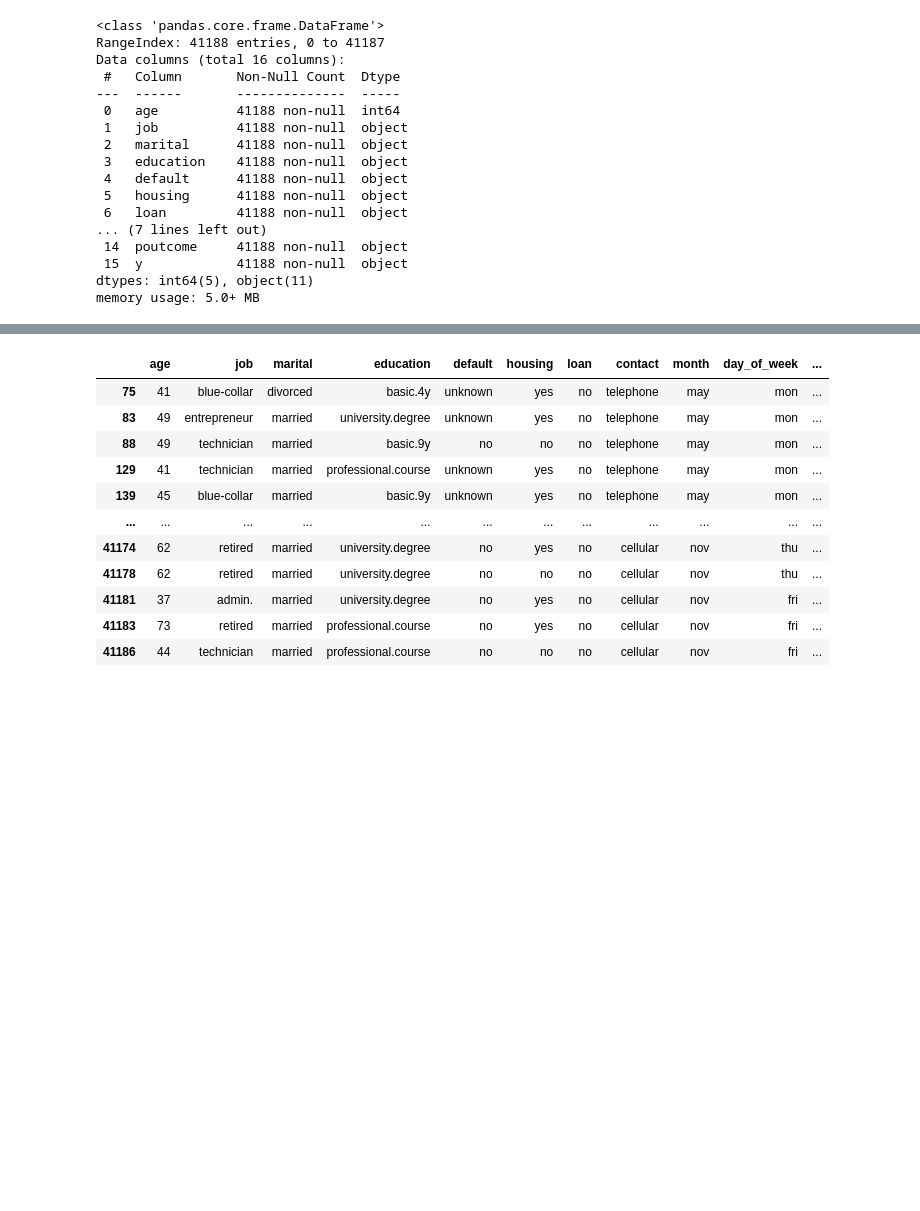
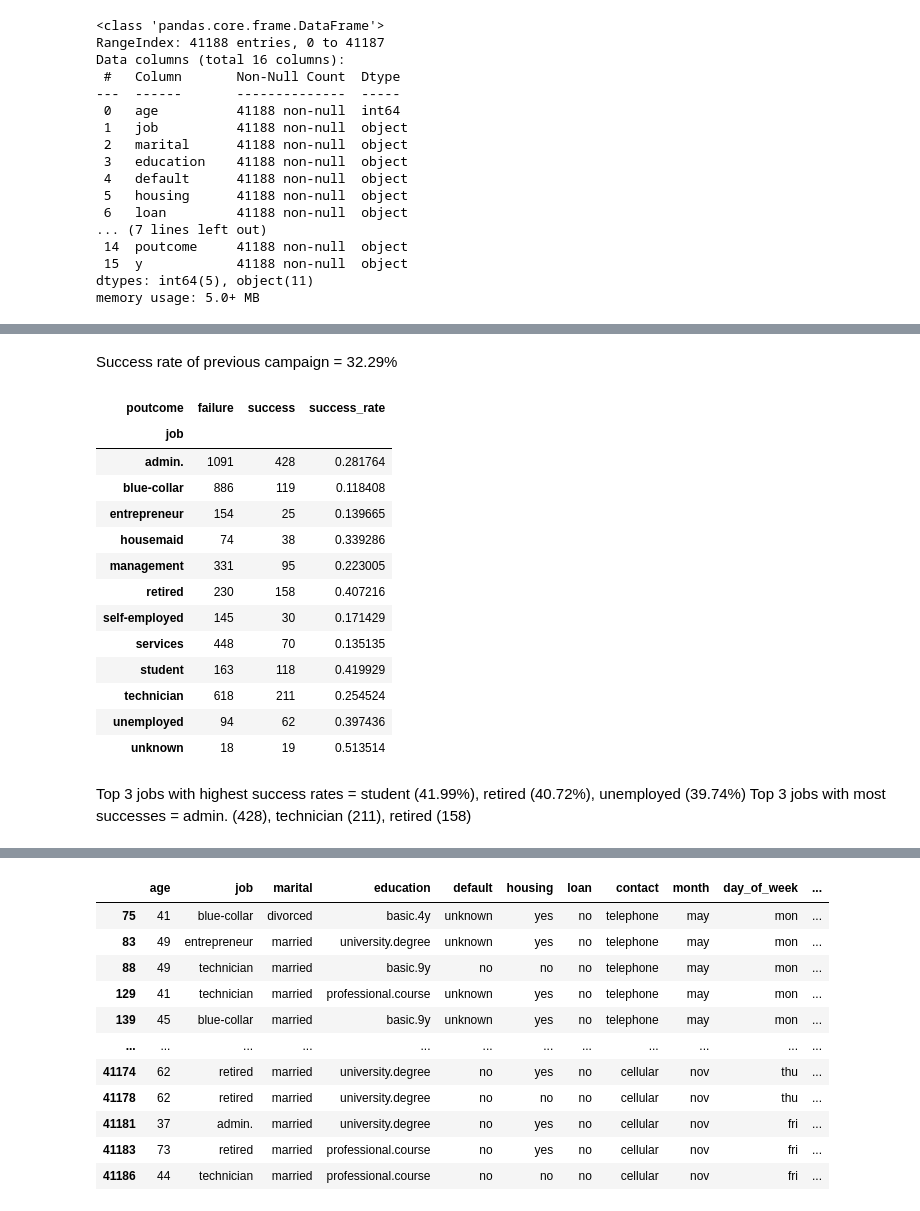
Before and after one commit to srimos/DI_Bootcamp, a Jupyter notebook: Week11/hackathon.ipynb, the cells around one changed output, grey strips where cells are left out. Saved outputs shown, nothing was run; the diff lists cells and outputs as text; code cells hidden in the pictures; blank space fills up the shorter version.

```diff
--- a/Week11/hackathon.ipynb
+++ b/Week11/hackathon.ipynb
@@ -51,0 +94,25 @@ memory usage: 5.0+ MB
+# %% [markdown]
+Success rate of previous campaign = 32.29%
+# %%
+#Analyse success factors
+df_previous_job=df_previous.groupby('job')['poutcome'].value_counts().unstack()
+df_previous_job['success_rate']=df_previous_job['success']/(df_previous_job['success']+df_previous_job['failure'])
+df_previous_job
+# %% [output]
+| poutcome | failure | success | success_rate |
+| job |  |  |  |
+| admin. | 1091 | 428 | 0.281764 |
+| blue-collar | 886 | 119 | 0.118408 |
+| entrepreneur | 154 | 25 | 0.139665 |
+| housemaid | 74 | 38 | 0.339286 |
+| management | 331 | 95 | 0.223005 |
+| retired | 230 | 158 | 0.407216 |
+| self-employed | 145 | 30 | 0.171429 |
+| services | 448 | 70 | 0.135135 |
+| student | 163 | 118 | 0.419929 |
+| technician | 618 | 211 | 0.254524 |
+| unemployed | 94 | 62 | 0.397436 |
+| unknown | 18 | 19 | 0.513514 |
+# %% [markdown]
+Top 3 jobs with highest success rates = student (41.99%), retired (40.72%), unemployed (39.74%)
+Top 3 jobs with most successes = admin. (428), technician (211), retired (158)
```
Also changed, not shown: parts of 21 cells of this notebook.
